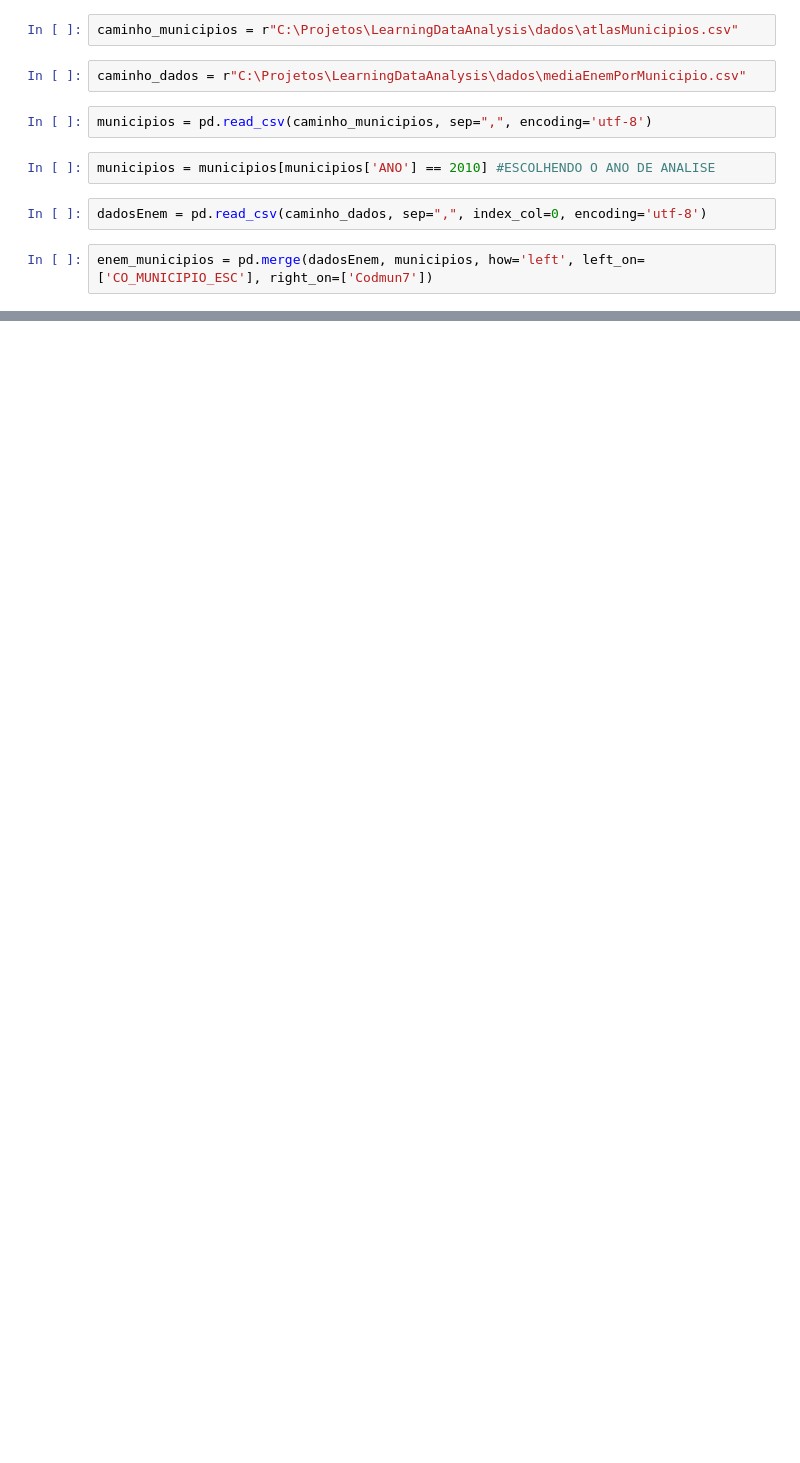
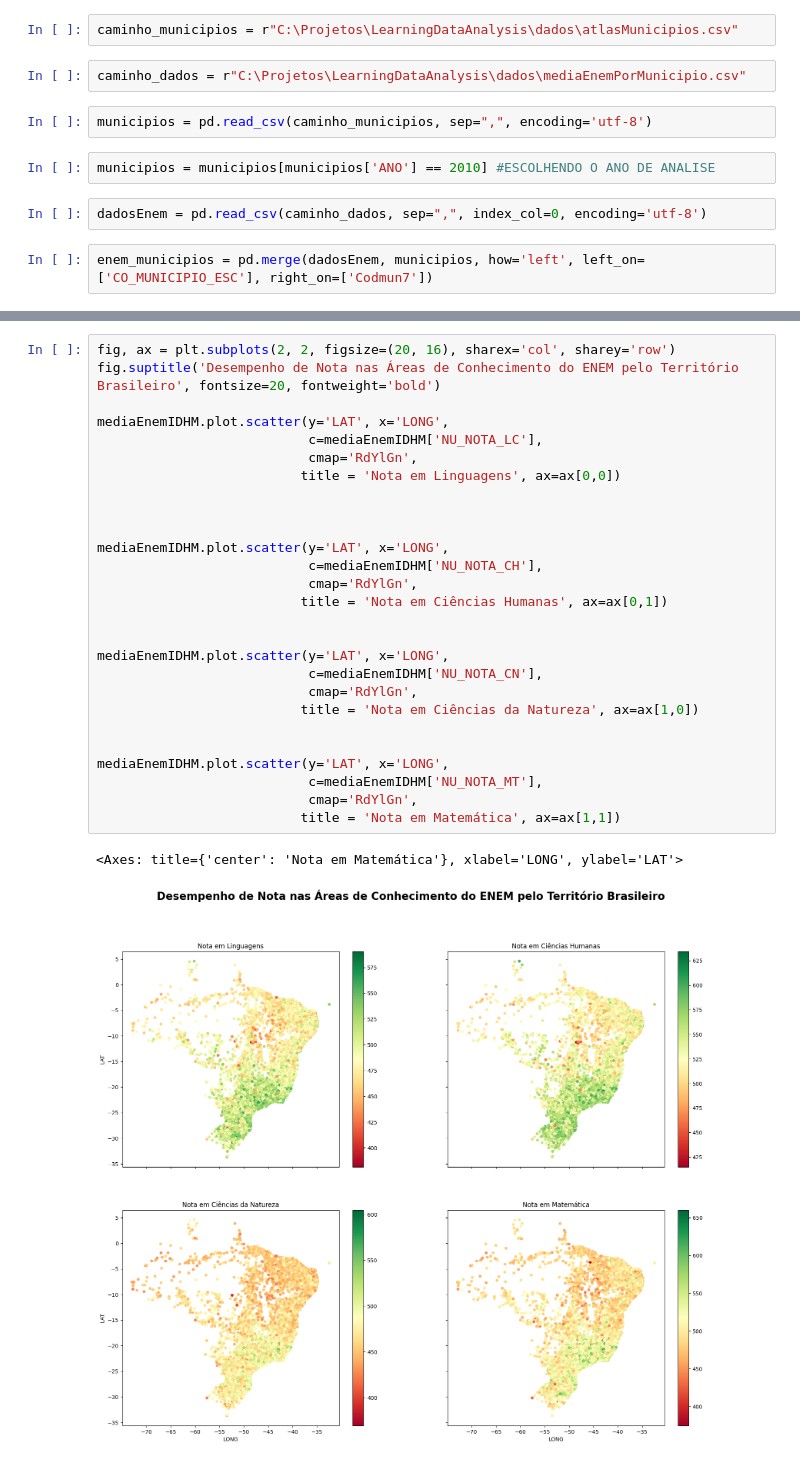
Before and after one commit to arthuneas/LearningDataAnalysis, a Jupyter notebook: Projetos/GráficoemLongitudeNLatitude.ipynb, the cells around one changed output, grey strips where cells are left out. Cells and saved outputs as stored; diff of their text form; blank space fills up the shorter version.

```diff
--- a/Projetos/GráficoemLongitudeNLatitude.ipynb
+++ b/Projetos/GráficoemLongitudeNLatitude.ipynb
@@ -61,0 +48,30 @@ municipios.head()
+# %%
+fig, ax = plt.subplots(2, 2, figsize=(20, 16), sharex='col', sharey='row')
+fig.suptitle('Desempenho de Nota nas Áreas de Conhecimento do ENEM pelo Território Brasileiro', fontsize=20, fontweight='bold')
+
+mediaEnemIDHM.plot.scatter(y='LAT', x='LONG',
+                           c=mediaEnemIDHM['NU_NOTA_LC'],
+                           cmap='RdYlGn',
+                          title = 'Nota em Linguagens', ax=ax[0,0])
+
+
+
+mediaEnemIDHM.plot.scatter(y='LAT', x='LONG',
+                           c=mediaEnemIDHM['NU_NOTA_CH'],
+                           cmap='RdYlGn',
+                          title = 'Nota em Ciências Humanas', ax=ax[0,1])
+
+
+mediaEnemIDHM.plot.scatter(y='LAT', x='LONG',
+                           c=mediaEnemIDHM['NU_NOTA_CN'],
+                           cmap='RdYlGn',
+                          title = 'Nota em Ciências da Natureza', ax=ax[1,0])
+
+
+mediaEnemIDHM.plot.scatter(y='LAT', x='LONG',
+                           c=mediaEnemIDHM['NU_NOTA_MT'],
+                           cmap='RdYlGn',
+                          title = 'Nota em Matemática', ax=ax[1,1])
+# %% [output]
+<Axes: title={'center': 'Nota em Matemática'}, xlabel='LONG', ylabel='LAT'>
+[figure, added]
```
Also changed, not shown: parts of 5 cells of this notebook.
